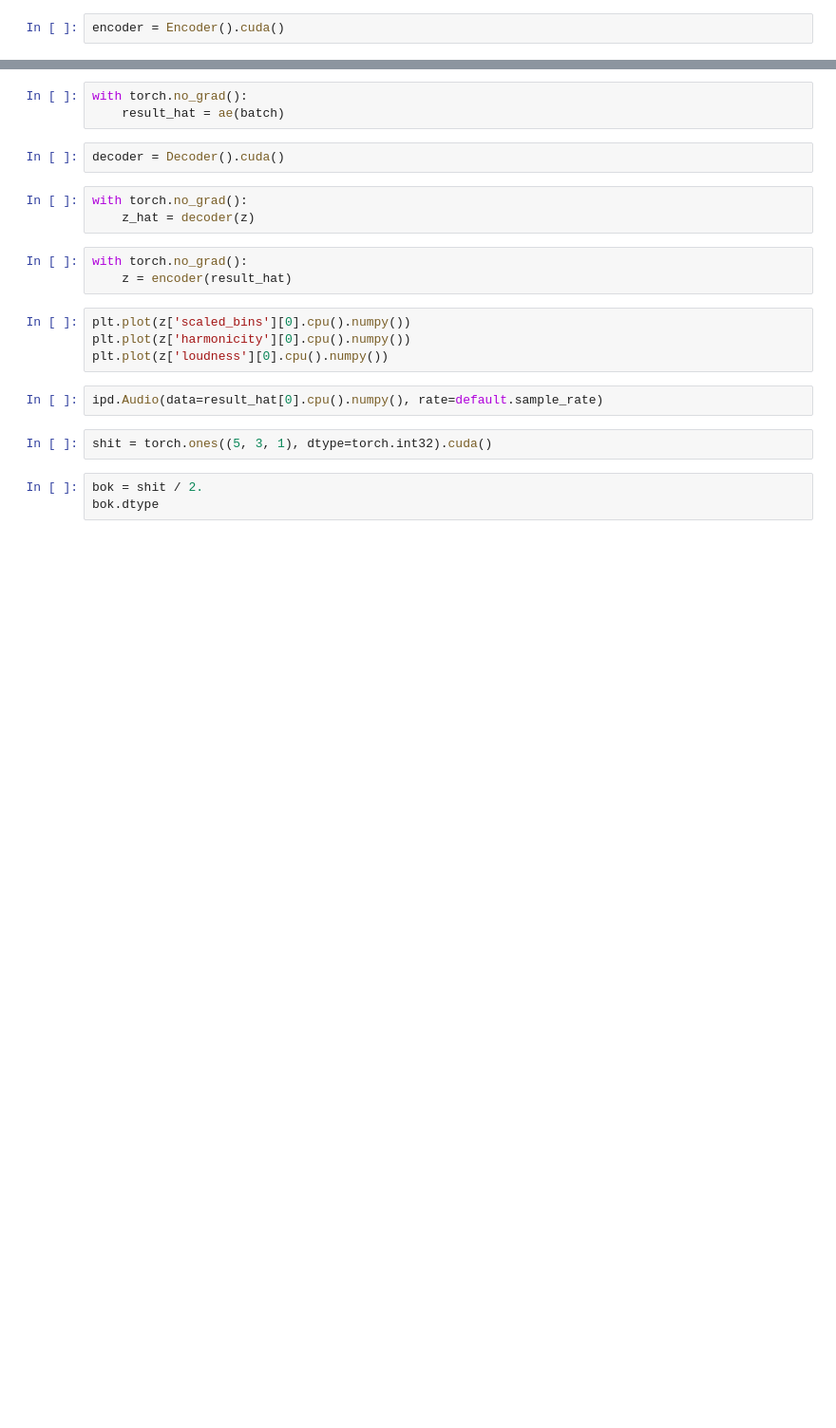
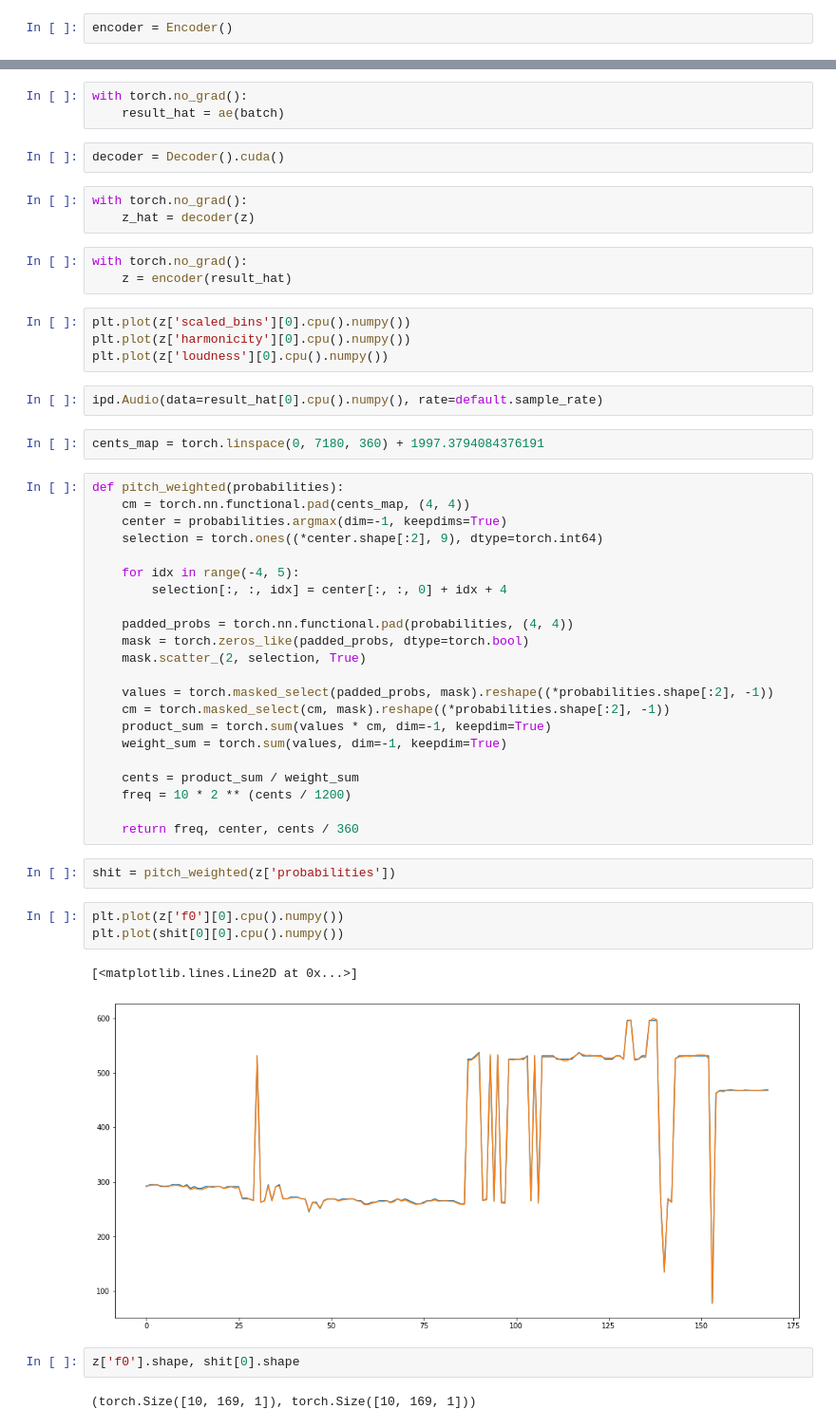
Before and after one commit to kureta/ddsp-pytorch, a Jupyter notebook: Data Preparation.ipynb, the cells around one changed output, grey strips where cells are left out. Shown at 95% size. Saved outputs shown, nothing was run; the diff lists cells and outputs as text; blank space fills up the shorter version.

```diff
--- a/Data Preparation.ipynb
+++ b/Data Preparation.ipynb
@@ -38,5 +49,5 @@ ipd.Audio(data=batch[0].cpu().numpy(), rate=default.sample_rate)
 # %%
-encoder = Encoder().cuda()
+encoder = Encoder()
 # %%
 z = encoder(batch)
 # %%
@@ -66,8 +77,39 @@ plt.plot(z['harmonicity'][0].cpu().numpy())
 plt.plot(z['loudness'][0].cpu().numpy())
 # %%
 ipd.Audio(data=result_hat[0].cpu().numpy(), rate=default.sample_rate)
-# %%
-shit = torch.ones((5, 3, 1), dtype=torch.int32).cuda()
-# %%
-bok = shit / 2.
-bok.dtype
+# %%
+cents_map = torch.linspace(0, 7180, 360) + 1997.3794084376191
+# %%
+def pitch_weighted(probabilities):
+    cm = torch.nn.functional.pad(cents_map, (4, 4))
+    center = probabilities.argmax(dim=-1, keepdims=True)
+    selection = torch.ones((*center.shape[:2], 9), dtype=torch.int64)
+
+    for idx in range(-4, 5):
+        selection[:, :, idx] = center[:, :, 0] + idx + 4
+
+    padded_probs = torch.nn.functional.pad(probabilities, (4, 4))
+    mask = torch.zeros_like(padded_probs, dtype=torch.bool)
+    mask.scatter_(2, selection, True)
+
+    values = torch.masked_select(padded_probs, mask).reshape((*probabilities.shape[:2], -1))
+    cm = torch.masked_select(cm, mask).reshape((*probabilities.shape[:2], -1))
+    product_sum = torch.sum(values * cm, dim=-1, keepdim=True)
+    weight_sum = torch.sum(values, dim=-1, keepdim=True)
+
+    cents = product_sum / weight_sum
+    freq = 10 * 2 ** (cents / 1200)
+
+    return freq, center, cents / 360
+# %%
+shit = pitch_weighted(z['probabilities'])
+# %%
+plt.plot(z['f0'][0].cpu().numpy())
+plt.plot(shit[0][0].cpu().numpy())
+# %% [output]
+[<matplotlib.lines.Line2D at 0x...>]
+[figure, added]
+# %%
+z['f0'].shape, shit[0].shape
+# %% [output]
+(torch.Size([10, 169, 1]), torch.Size([10, 169, 1]))
```
Also changed, not shown: parts of 6 cells of this notebook.
